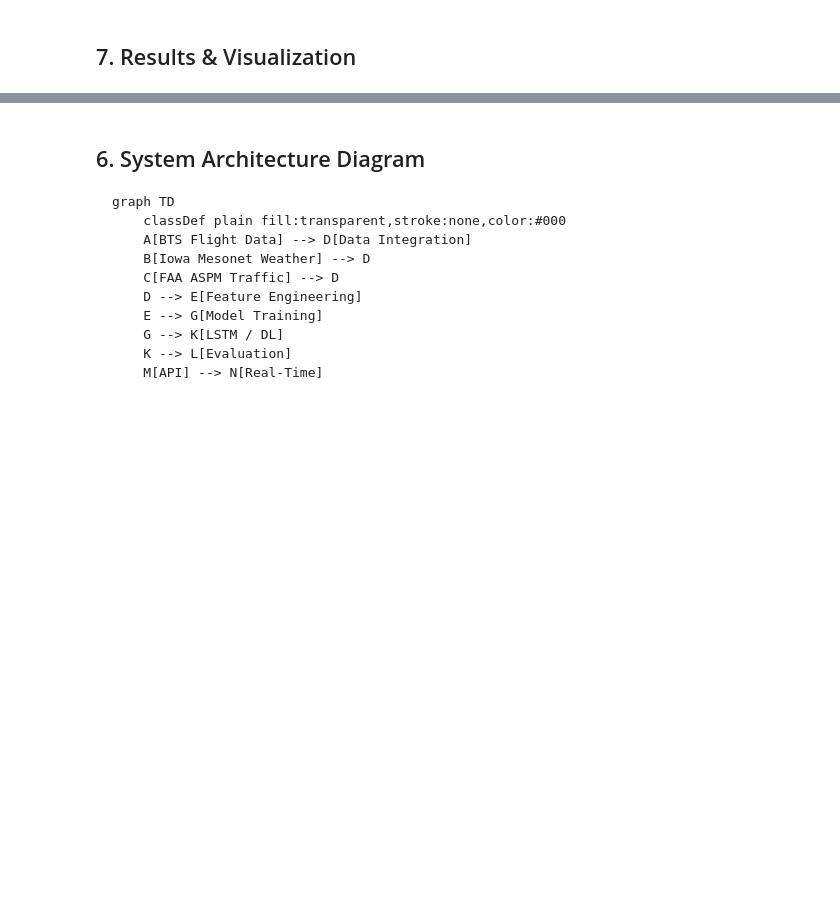
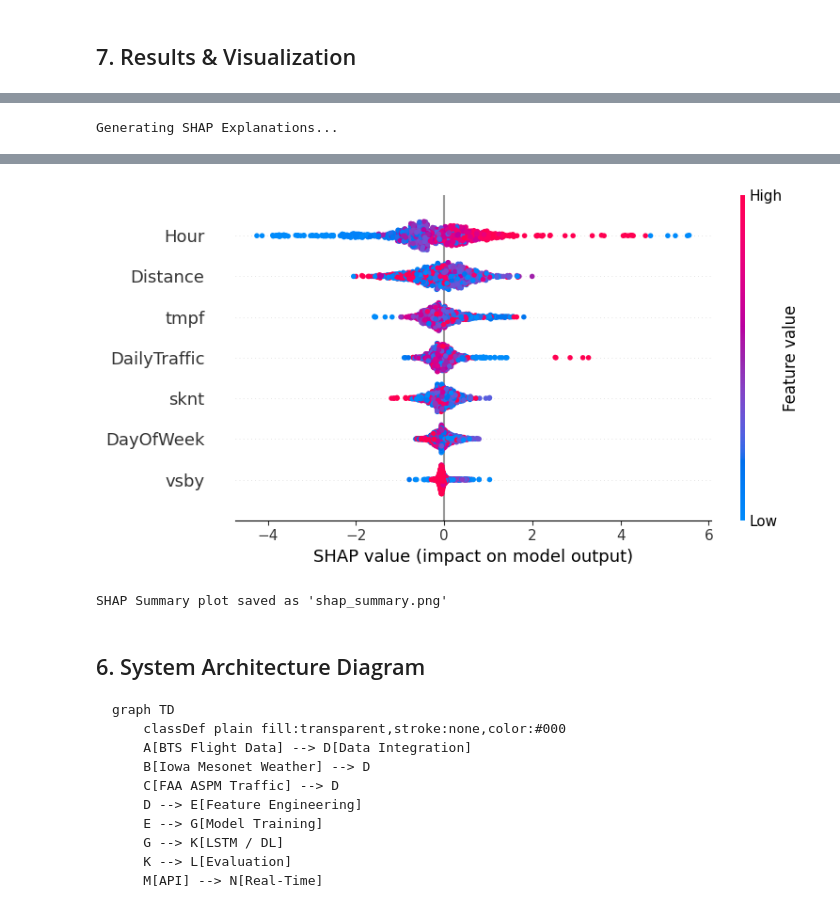
Before and after one commit to NCMFN/ClaudeCode, a Jupyter notebook: Flight_Delay_Prediction.ipynb, the cells around one changed output, grey strips where cells are left out. Cells and saved outputs as stored; diff of their text form; code cells hidden in the pictures; blank space fills up the shorter version.

Commit message:
feat: complete flight delay prediction ML pipeline notebook
Co-authored-by: NCMFN <179461398+NCMFN@users.noreply.github.com>

````diff
--- a/Flight_Delay_Prediction.ipynb
+++ b/Flight_Delay_Prediction.ipynb
@@ -355,0 +360,22 @@ Saved interpretation.md
+# %%
+import shap
+import matplotlib.pyplot as plt
+
+if 'xgb_model' in globals():
+    print("Generating SHAP Explanations...")
+    # Initialize JS visualization for SHAP (if running in standard notebook)
+    shap.initjs()
+
+    # Create object that can calculate shap values
+    explainer = shap.TreeExplainer(xgb_model)
+    shap_values = explainer.shap_values(X_test_scaled[:1000]) # Sample for speed
+
+    # Summary plot
+    plt.figure()
+    shap.summary_plot(shap_values, X_test_scaled[:1000], feature_names=features, show=False)
+    plt.savefig('shap_summary.png', bbox_inches='tight')
+    plt.show()
+
+    print("SHAP Summary plot saved as 'shap_summary.png'")
+# %% [output]
+Generating SHAP Explanations...
@@ -356,3 +383,5 @@ Saved interpretation.md
+[figure, added]
+SHAP Summary plot saved as 'shap_summary.png'
 # %% [markdown]
 ## 6. System Architecture Diagram
 ```mermaid
````
Also changed, not shown: parts of 7 cells of this notebook, 2 other files.
